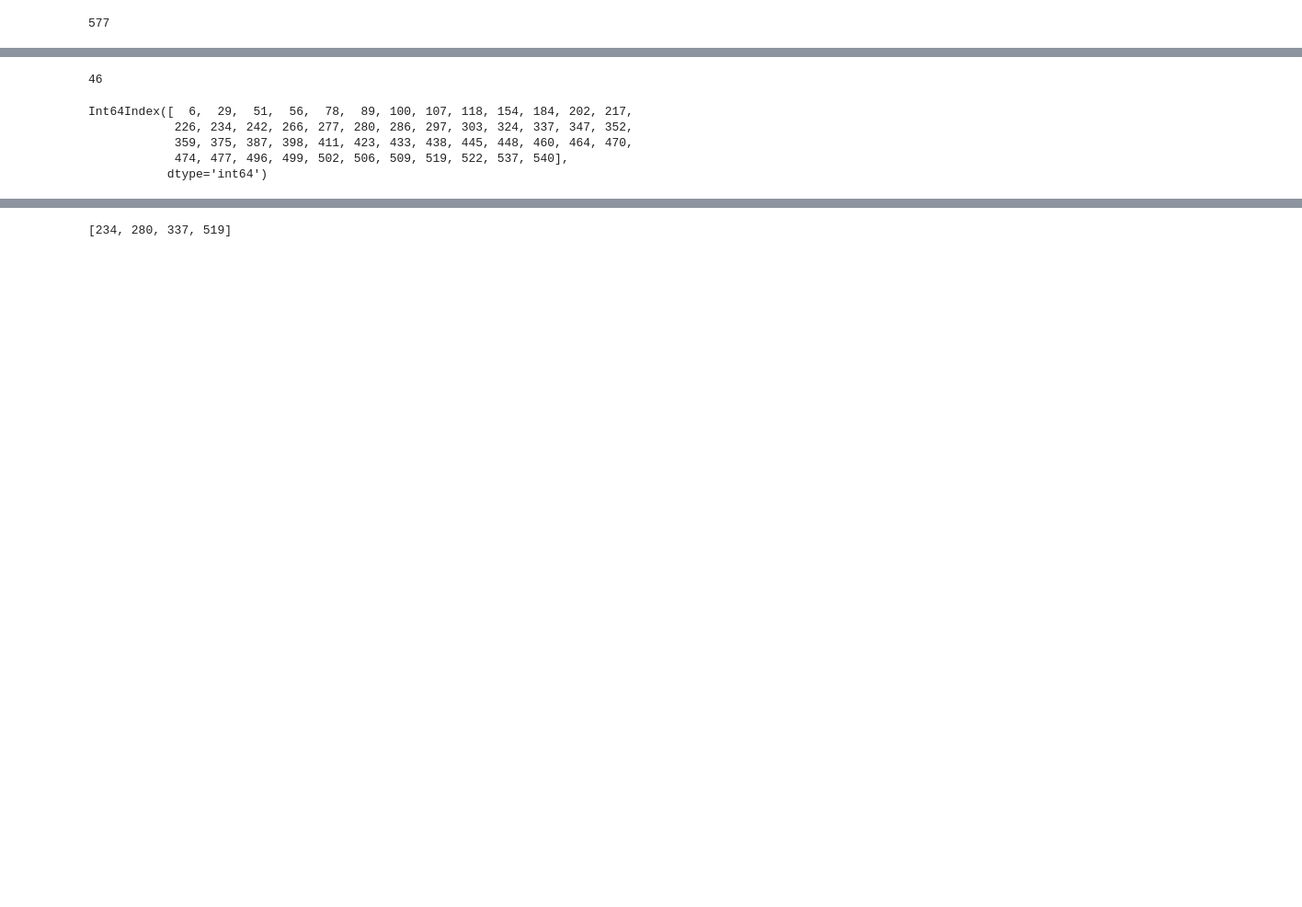
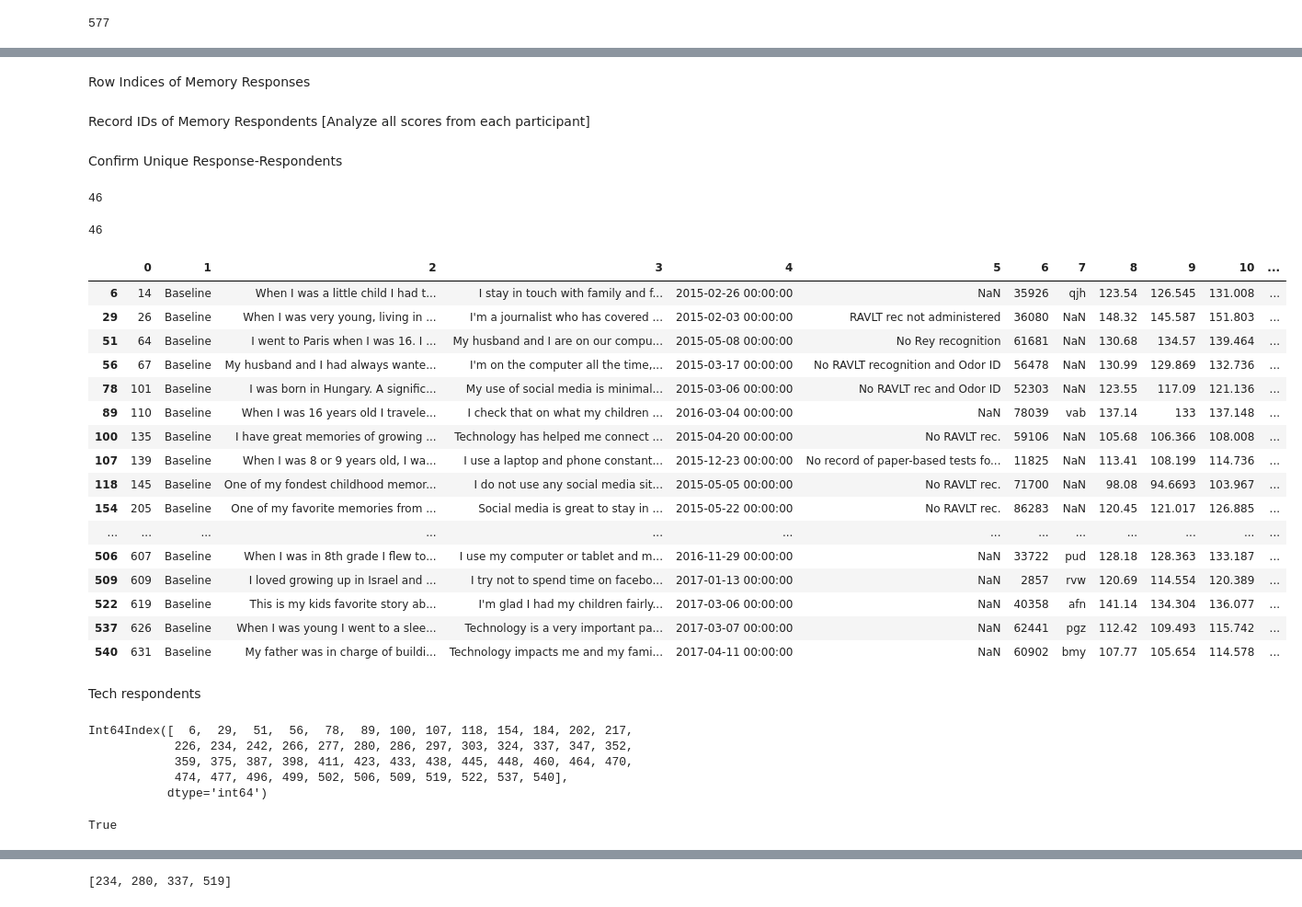
Before and after one commit to trallen91/Trace, a Jupyter notebook: CogScores.ipynb, the cells around one changed output, grey strips where cells are left out. Shown at 92% size. Drawn from its saved outputs; the diff is of its cells as text; code cells hidden in the pictures; blank space fills up the shorter version.

Commit message:
feature extraction test

```diff
--- a/CogScores.ipynb
+++ b/CogScores.ipynb
@@ -25,2 +38,4 @@ datasheet.head()
+# %% [markdown]
+Row Indices of Memory Responses
 # %%
 #ignore first (header) column
@@ -28,4 +42,8 @@ datasheet.head()
 memory_ix = datasheet.iloc[1:][datasheet.iloc[1:,2].notnull()].index
+# %% [markdown]
+Record IDs of Memory Respondents [Analyze all scores from each participant]
 # %%
 memory_id = list(datasheet.iloc[memory_ix][0])
+# %% [markdown]
+Confirm Unique Response-Respondents
 # %%
@@ -33,5 +51,31 @@ len(memory_ix)
 # %% [output]
 46
+# %%
+len(set(memory_id))
+# %% [output]
+46
+# %%
+datasheet.iloc[memory_ix]
+# %% [output]
+|  | 0 | 1 | 2 | 3 | 4 | 5 | 6 | 7 | 8 | 9 | 10 | ... |
+| 6 | 14 | Baseline | When I was a little child I had t... | I stay in touch with family and f... | 2015-02-26 00:00:00 | NaN | 35926 | qjh | 123.54 | 126.545 | 131.008 | ... |
+| 29 | 26 | Baseline | When I was very young, living in ... | I'm a journalist who has covered ... | 2015-02-03 00:00:00 | RAVLT rec not administered | 36080 | NaN | 148.32 | 145.587 | 151.803 | ... |
+| 51 | 64 | Baseline | I went to Paris when I was 16. I ... | My husband and I are on our compu... | 2015-05-08 00:00:00 | No Rey recognition | 61681 | NaN | 130.68 | 134.57 | 139.464 | ... |
+| 56 | 67 | Baseline | My husband and I had always wante... | I'm on the computer all the time,... | 2015-03-17 00:00:00 | No RAVLT recognition and Odor ID | 56478 | NaN | 130.99 | 129.869 | 132.736 | ... |
+| 78 | 101 | Baseline | I was born in Hungary. A signific... | My use of social media is minimal... | 2015-03-06 00:00:00 | No RAVLT rec and Odor ID | 52303 | NaN | 123.55 | 117.09 | 121.136 | ... |
+| 89 | 110 | Baseline | When I was 16 years old I travele... | I check that on what my children ... | 2016-03-04 00:00:00 | NaN | 78039 | vab | 137.14 | 133 | 137.148 | ... |
+| 100 | 135 | Baseline | I have great memories of growing ... | Technology has helped me connect ... | 2015-04-20 00:00:00 | No RAVLT rec. | 59106 | NaN | 105.68 | 106.366 | 108.008 | ... |
+| 107 | 139 | Baseline | When I was 8 or 9 years old, I wa... | I use a laptop and phone constant... | 2015-12-23 00:00:00 | No record of paper-based tests fo... | 11825 | NaN | 113.41 | 108.199 | 114.736 | ... |
+| 118 | 145 | Baseline | One of my fondest childhood memor... | I do not use any social media sit... | 2015-05-05 00:00:00 | No RAVLT rec. | 71700 | NaN | 98.08 | 94.6693 | 103.967 | ... |
+| 154 | 205 | Baseline | One of my favorite memories from ... | Social media is great to stay in ... | 2015-05-22 00:00:00 | No RAVLT rec. | 86283 | NaN | 120.45 | 121.017 | 126.885 | ... |
+| ... | ... | ... | ... | ... | ... | ... | ... | ... | ... | ... | ... | ... |
+| 506 | 607 | Baseline | When I was in 8th grade I flew to... | I use my computer or tablet and m... | 2016-11-29 00:00:00 | NaN | 33722 | pud | 128.18 | 128.363 | 133.187 | ... |
+| 509 | 609 | Baseline | I loved growing up in Israel and ... | I try not to spend time on facebo... | 2017-01-13 00:00:00 | NaN | 2857 | rvw | 120.69 | 114.554 | 120.389 | ... |
+| 522 | 619 | Baseline | This is my kids favorite story ab... | I'm glad I had my children fairly... | 2017-03-06 00:00:00 | NaN | 40358 | afn | 141.14 | 134.304 | 136.077 | ... |
+| 537 | 626 | Baseline | When I was young I went to a slee... | Technology is a very important pa... | 2017-03-07 00:00:00 | NaN | 62441 | pgz | 112.42 | 109.493 | 115.742 | ... |
+| 540 | 631 | Baseline | My father was in charge of buildi... | Technology impacts me and my fami... | 2017-04-11 00:00:00 | NaN | 60902 | bmy | 107.77 | 105.654 | 114.578 | ... |
+# %% [markdown]
+Tech respondents
 # %%
 tech_ix = datasheet.iloc[1:][datasheet.iloc[1:,3].notnull()].index
 # %%
@@ -44,3 +88,7 @@ Int64Index([  6,  29,  51,  56,  78,  89, 100, 107, 118, 154, 184, 202, 217,
            dtype='int64')
 # %%
 tech_id = list(datasheet.iloc[tech_ix][0])
+# %%
+len(tech_id) == len(set(tech_id))
+# %% [output]
+True
```
Also changed, not shown: parts of 127 cells of this notebook.
